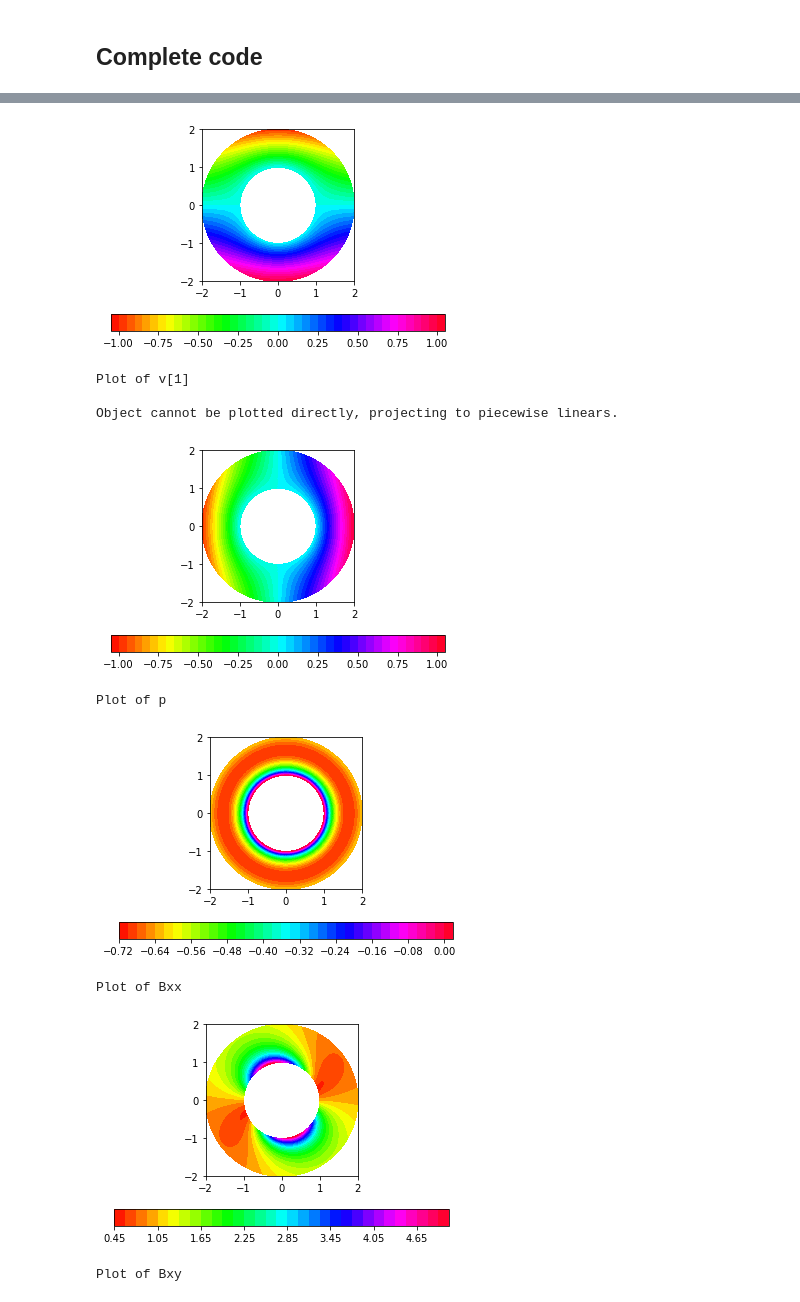
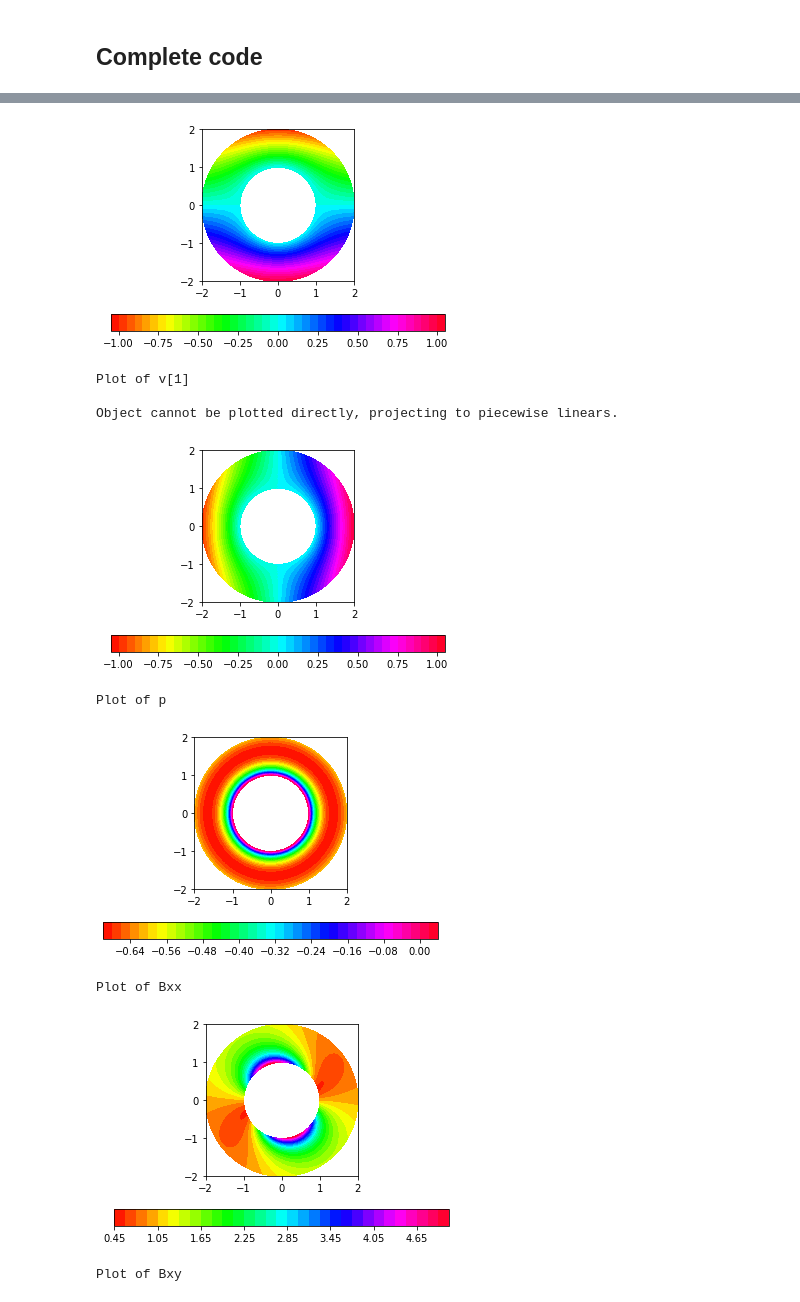
Before and after one commit to OndrejKincl/fenics-course-fluids, a Jupyter notebook: docs/source/OldroydB/OldroydB_Couette.ipynb, the cells around one changed output, grey strips where cells are left out. Saved outputs shown, nothing was run; the diff lists cells and outputs as text; code cells hidden in the pictures.

```diff
--- a/docs/source/OldroydB/OldroydB_Couette.ipynb
+++ b/docs/source/OldroydB/OldroydB_Couette.ipynb
@@ -112,9 +113,9 @@ Create mesh.
 # %%
 R1 = 1.0    # Radius R1
 R2 = 2.0    # Radius R2
-geometry = mshr.Circle(df.Point(0.0, 0.0), R2, 180) - mshr.Circle(df.Point(0.0, 0.0), R1, 180)
+geometry = mshr.Circle(df.Point(0.0, 0.0), R2, 720) - mshr.Circle(df.Point(0.0, 0.0), R1, 720)
 
-mesh = mshr.generate_mesh(geometry, 100)
+mesh = mshr.generate_mesh(geometry, 75)
 mesh.init()
 df.plot(mesh)
 plt.show()
@@ -319,9 +316,9 @@ from time import time
 
 R1 = 1.0    # Radius R1
 R2 = 2.0    # Radius R2
-geometry = mshr.Circle(df.Point(0.0, 0.0), R2, 180) - mshr.Circle(df.Point(0.0, 0.0), R1, 180)
+geometry = mshr.Circle(df.Point(0.0, 0.0), R2, 720) - mshr.Circle(df.Point(0.0, 0.0), R1, 720)
 
-mesh = mshr.generate_mesh(geometry, 100)
+mesh = mshr.generate_mesh(geometry, 70)
 mesh.init()
 df.plot(mesh)
 plt.show()
@@ -397,7 +394,7 @@ w.assign(df.interpolate(ic, W))
 tick0 = time()
 solver.solve()
 tick1 = time()
-print("Elapsed time = ", tick1 - tick0, "s.")
+print("Elapsed time = ", tick1 - tick0)
 
 (v, b11, b12, b22, p) = w.split()
 v.rename("v", "velocity")
@@ -467,12 +464,12 @@ Plot of v[0]
 
 Object cannot be plotted directly, projecting to piecewise linears.
 [figure]
 Plot of v[1]
 
 Object cannot be plotted directly, projecting to piecewise linears.
 [figure]
 Plot of p
-[figure, old version]
+[figure, new version]
 Plot of Bxx
 [figure]
 Plot of Bxy
```
Also changed, not shown: parts of 10 cells of this notebook.
